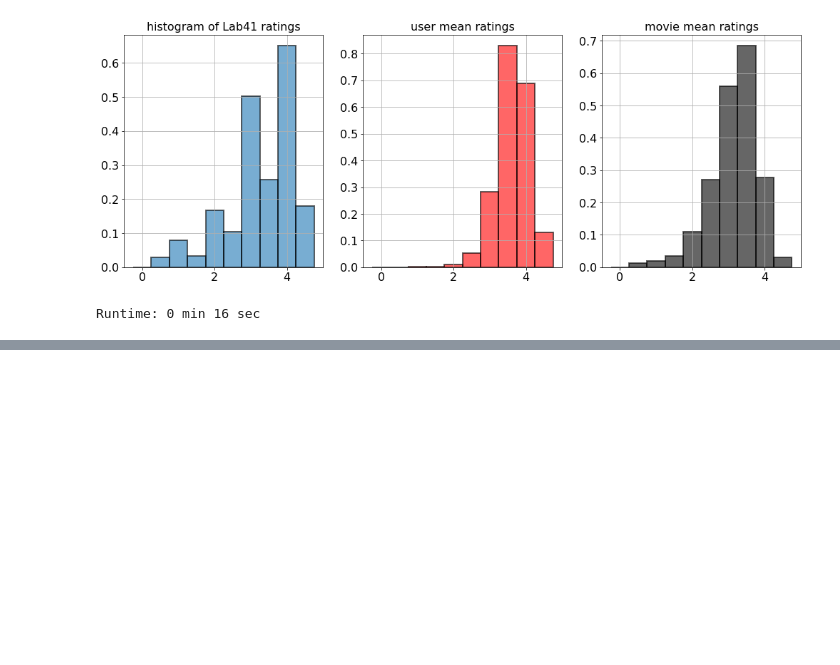
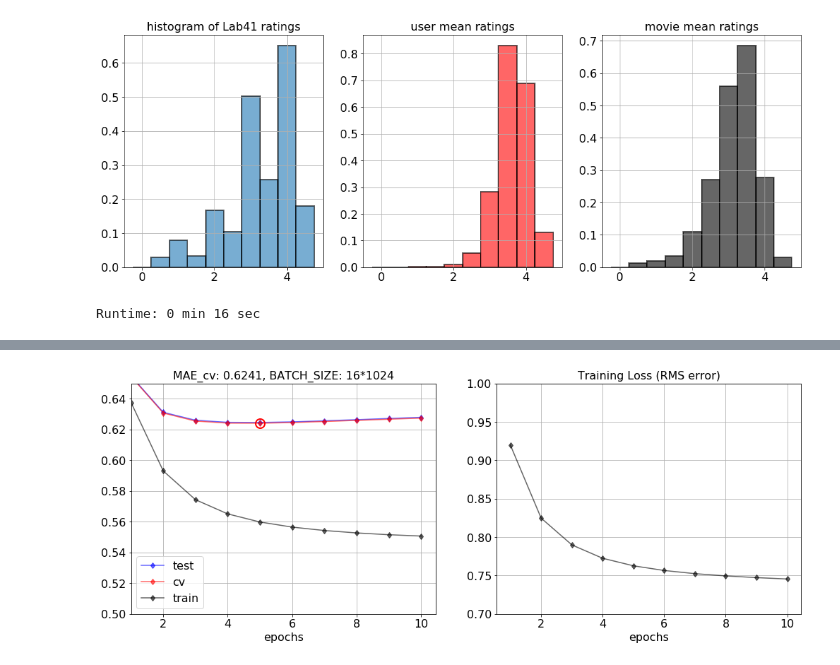
Before and after one commit to ozkansafak/Matrix_Factorization, a Jupyter notebook: main.ipynb, the cells around one changed output, grey strips where cells are left out. Saved outputs shown, nothing was run; the diff lists cells and outputs as text; code cells hidden in the pictures; blank space fills up the shorter version.

```diff
--- a/main.ipynb
+++ b/main.ipynb
@@ -147,0 +156,4 @@ KeyboardInterrupt:
+# %%
+ax1, ax2 = plotter(mae_train_arr, mae_cv_arr, mae_test_arr, loss_arr, BATCH_SIZE)
+# %% [output]
+[figure, added]
```
Also changed, not shown: parts of 2 cells of this notebook, 2 other files.
